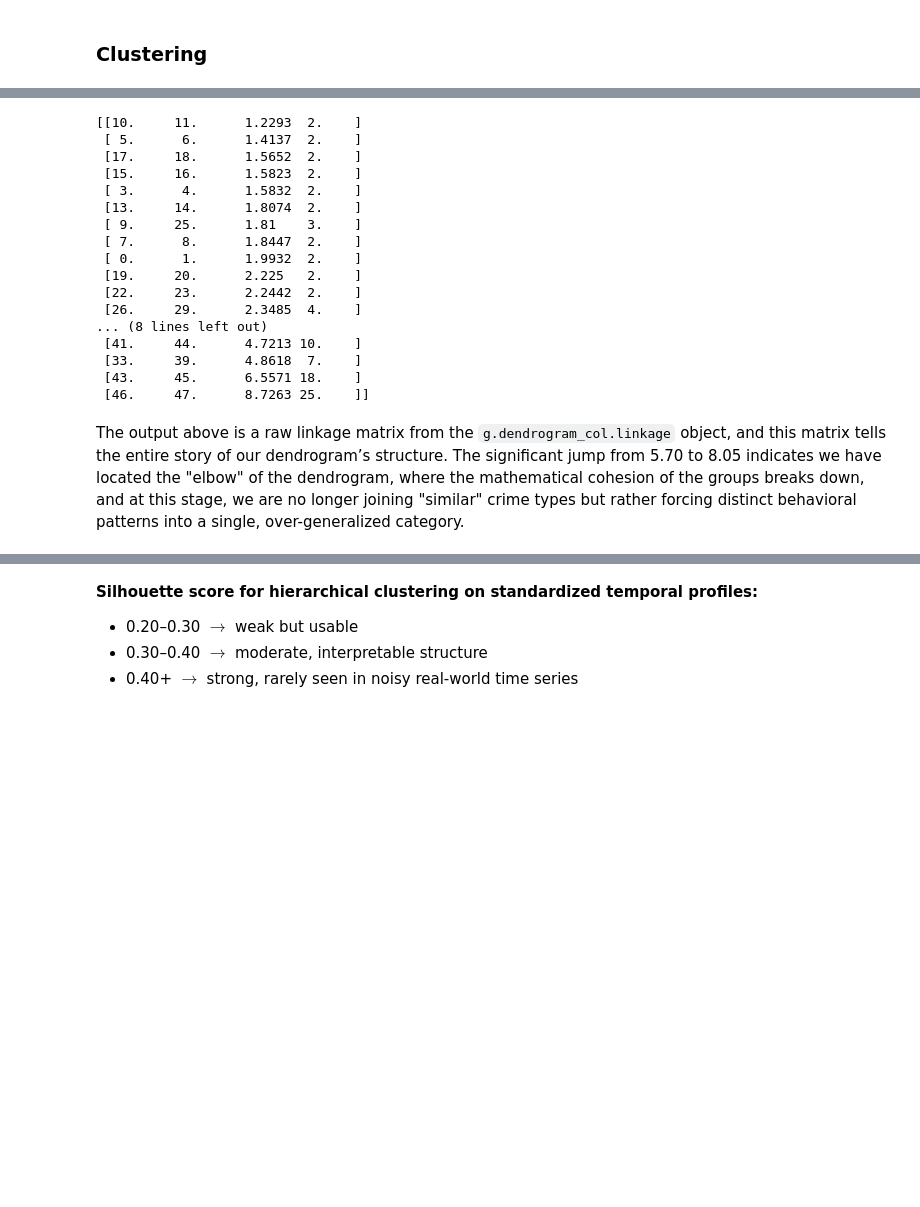
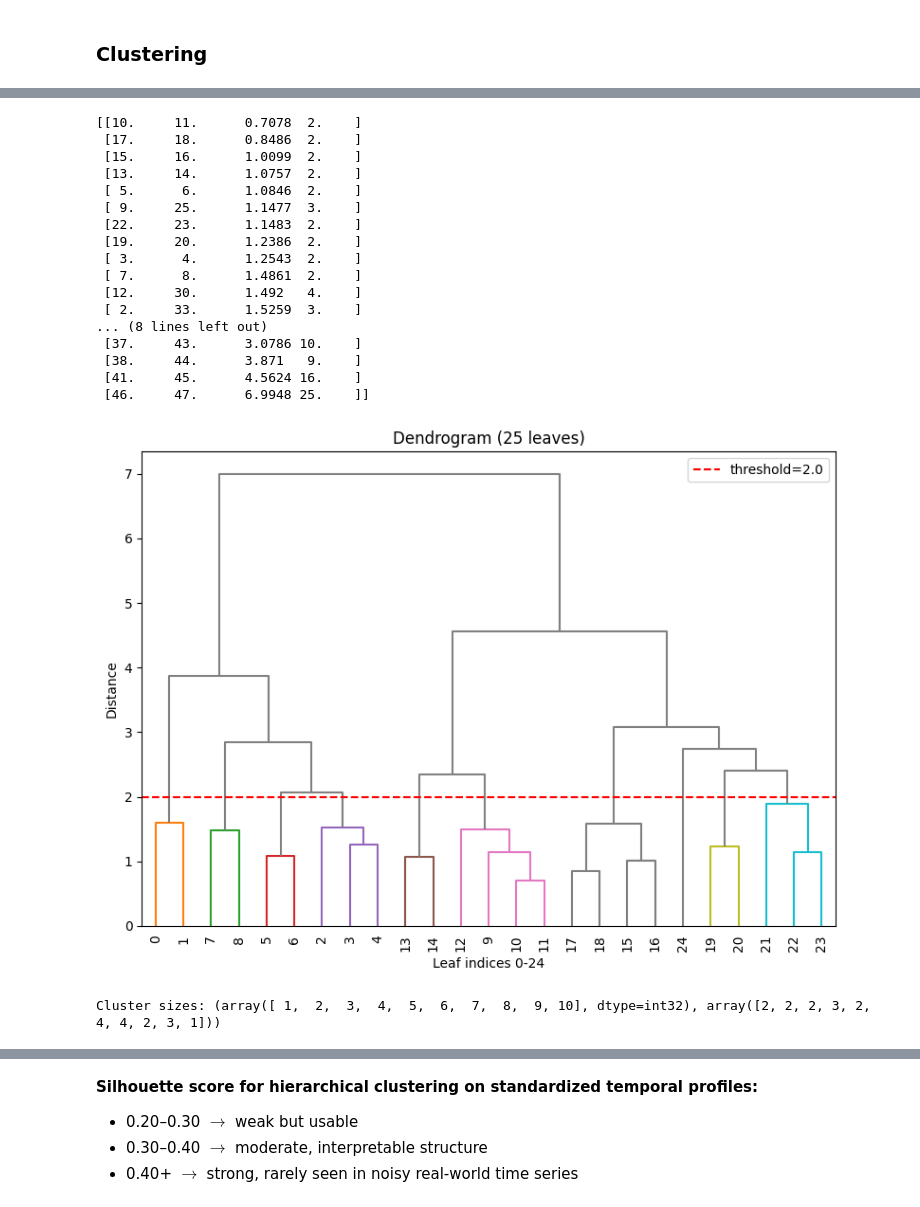
Before and after one commit to SirErikPak/ChicagoCrime, a Jupyter notebook: Notebook/ChicagoCrimeClusterAnalysis.ipynb, the cells around one changed output, grey strips where cells are left out. Cells and saved outputs as stored; diff of their text form; code cells hidden in the pictures; blank space fills up the shorter version.

```diff
--- a/Notebook/ChicagoCrimeClusterAnalysis.ipynb
+++ b/Notebook/ChicagoCrimeClusterAnalysis.ipynb
@@ -216,33 +251,49 @@ plt.show()
 # %%
-# Remove scientific notation
-np.set_printoptions(suppress=True, precision=4, linewidth=100)
-
-# Raw linkage matrix, and this matrix tells the entire story of your dendrogram’s structure
+# Linkage Matrix
 #  cluster A, cluster B, merge height, cluster size
 Z = g.dendrogram_col.linkage
 
 # print
-print (Z)
+print(Z)
 # %% [output]
-[[10.     11.      1.2293  2.    ]
- [ 5.      6.      1.4137  2.    ]
- [17.     18.      1.5652  2.    ]
- [15.     16.      1.5823  2.    ]
- [ 3.      4.      1.5832  2.    ]
- [13.     14.      1.8074  2.    ]
- [ 9.     25.      1.81    3.    ]
- [ 7.      8.      1.8447  2.    ]
- [ 0.      1.      1.9932  2.    ]
- [19.     20.      2.225   2.    ]
- [22.     23.      2.2442  2.    ]
- [26.     29.      2.3485  4.    ]
+[[10.     11.      0.7078  2.    ]
+ [17.     18.      0.8486  2.    ]
+ [15.     16.      1.0099  2.    ]
+ [13.     14.      1.0757  2.    ]
+ [ 5.      6.      1.0846  2.    ]
+ [ 9.     25.      1.1477  3.    ]
+ [22.     23.      1.1483  2.    ]
+ [19.     20.      1.2386  2.    ]
+ [ 3.      4.      1.2543  2.    ]
+ [ 7.      8.      1.4861  2.    ]
+ [12.     30.      1.492   4.    ]
+ [ 2.     33.      1.5259  3.    ]
 ... (8 lines left out)
- [41.     44.      4.7213 10.    ]
- [33.     39.      4.8618  7.    ]
- [43.     45.      6.5571 18.    ]
- [46.     47.      8.7263 25.    ]]
+ [37.     43.      3.0786 10.    ]
+ [38.     44.      3.871   9.    ]
+ [41.     45.      4.5624 16.    ]
+ [46.     47.      6.9948 25.    ]]
-# %% [markdown]
-The output above is a raw linkage matrix from the `g.dendrogram_col.linkage` object, and this matrix tells the entire story of our dendrogram’s structure. The significant jump from 5.70 to 8.05 indicates we have located the "elbow" of the dendrogram, where the mathematical cohesion of the groups breaks down, and at this stage, we are no longer joining "similar" crime types but rather forcing distinct behavioral patterns into a single, over-generalized category.
+# %%
+from scipy.cluster import hierarchy
+
+fig, ax = plt.subplots(figsize=(8, 6))
+dn = hierarchy.dendrogram(Z, ax=ax,
+                         leaf_rotation=90, leaf_font_size=10,
+                         color_threshold=2.0, above_threshold_color='gray')
+ax.set_title('Dendrogram (25 leaves)')
+ax.set_xlabel('Leaf indices 0-24')
+ax.set_ylabel('Distance')
+ax.axhline(y=2.0, color='r', ls='--', label='threshold=2.0')
+ax.legend()
+plt.tight_layout()
+plt.show()
+# %% [output]
+[figure, added]
+# %%
+clusters = hierarchy.fcluster(Z, t=2.0, criterion='distance')
+print("Cluster sizes:", np.unique(clusters, return_counts=True))
+# %% [output]
+Cluster sizes: (array([ 1,  2,  3,  4,  5,  6,  7,  8,  9, 10], dtype=int32), array([2, 2, 2, 3, 2, 4, 4, 2, 3, 1]))
 # %%
 # Calculate the inconsistent statistics
 from scipy.cluster.hierarchy import inconsistent
```
Also changed, not shown: parts of 31 cells of this notebook, 1 other file.
